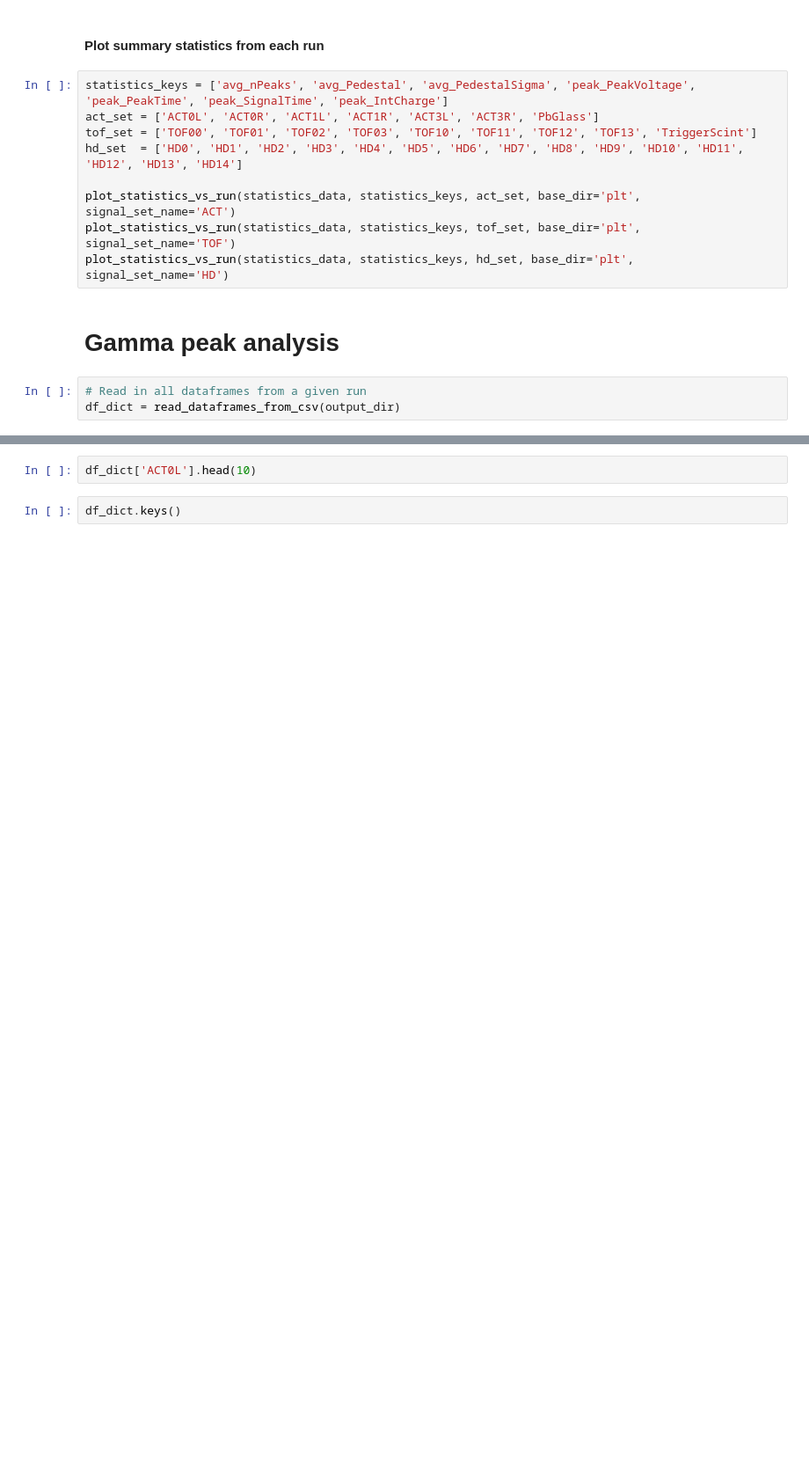
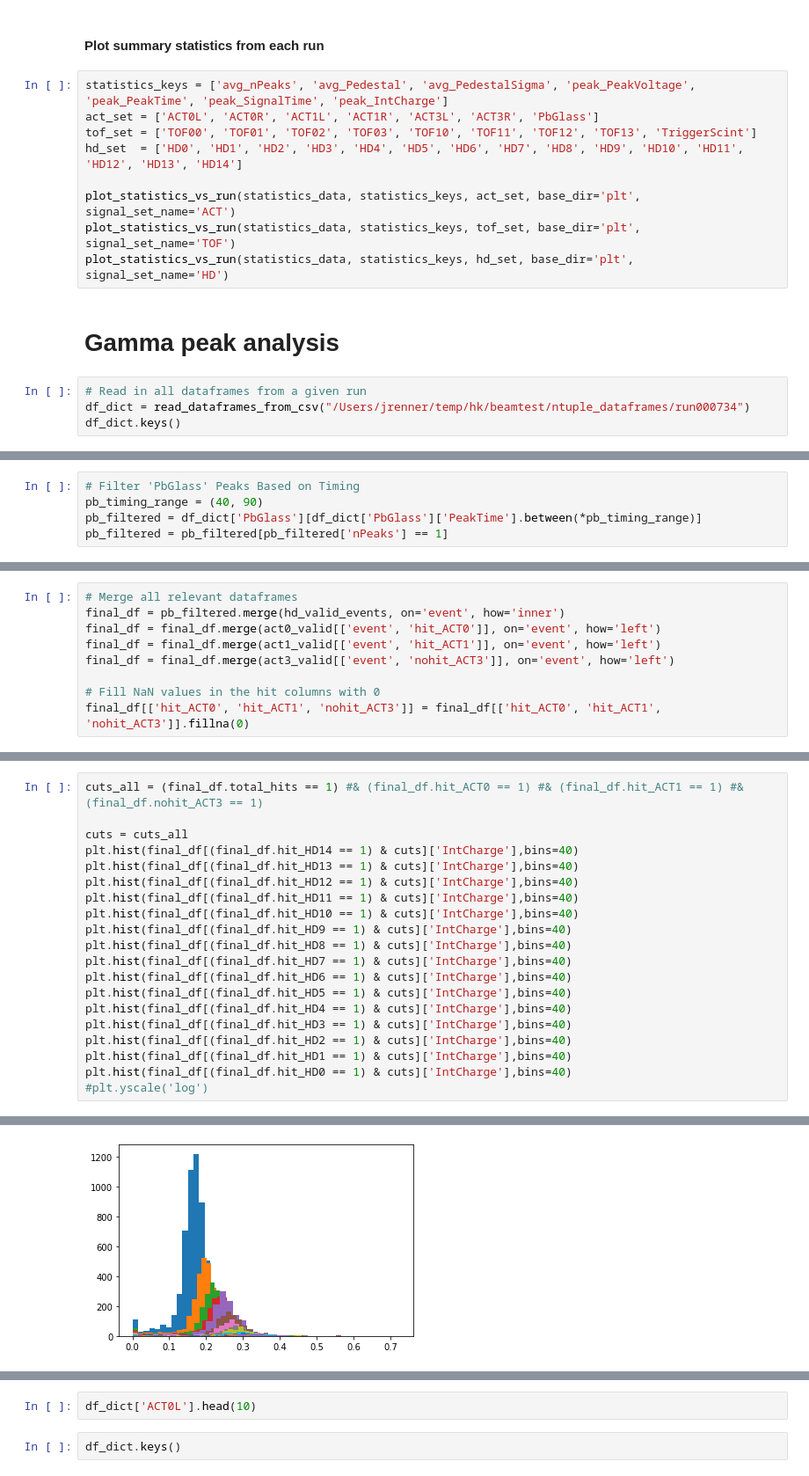
Before and after one commit to jerenner/T9BeamTestAna, a Jupyter notebook: python/new_analysis/hodoscope/hodoscope_analysis.ipynb, the cells around one changed output, grey strips where cells are left out. Shown at 88% size. Drawn from its saved outputs; the diff is of its cells as text; blank space fills up the shorter version.

Commit message:
Updated gamma peak analysis

```diff
--- a/python/new_analysis/hodoscope/hodoscope_analysis.ipynb
+++ b/python/new_analysis/hodoscope/hodoscope_analysis.ipynb
@@ -385,4 +367,5 @@ plot_statistics_vs_run(statistics_data, statistics_keys, hd_set, base_dir='plt',
 # Gamma peak analysis
 # %%
 # Read in all dataframes from a given run
-df_dict = read_dataframes_from_csv(output_dir)
+df_dict = read_dataframes_from_csv("/Users/jrenner/temp/hk/beamtest/ntuple_dataframes/run000734")
+df_dict.keys()
@@ -388,0 +388,5 @@ df_dict = read_dataframes_from_csv(output_dir)
+# %%
+# Filter 'PbGlass' Peaks Based on Timing
+pb_timing_range = (40, 90)
+pb_filtered = df_dict['PbGlass'][df_dict['PbGlass']['PeakTime'].between(*pb_timing_range)]
+pb_filtered = pb_filtered[pb_filtered['nPeaks'] == 1]
@@ -388,0 +495,9 @@ df_dict = read_dataframes_from_csv(output_dir)
+# %%
+# Merge all relevant dataframes
+final_df = pb_filtered.merge(hd_valid_events, on='event', how='inner')
+final_df = final_df.merge(act0_valid[['event', 'hit_ACT0']], on='event', how='left')
+final_df = final_df.merge(act1_valid[['event', 'hit_ACT1']], on='event', how='left')
+final_df = final_df.merge(act3_valid[['event', 'nohit_ACT3']], on='event', how='left')
+
+# Fill NaN values in the hit columns with 0
+final_df[['hit_ACT0', 'hit_ACT1', 'nohit_ACT3']] = final_df[['hit_ACT0', 'hit_ACT1', 'nohit_ACT3']].fillna(0)
@@ -388,0 +524,21 @@ df_dict = read_dataframes_from_csv(output_dir)
+# %%
+cuts_all = (final_df.total_hits == 1) #& (final_df.hit_ACT0 == 1) #& (final_df.hit_ACT1 == 1) #& (final_df.nohit_ACT3 == 1)
+
+cuts = cuts_all
+plt.hist(final_df[(final_df.hit_HD14 == 1) & cuts]['IntCharge'],bins=40)
+plt.hist(final_df[(final_df.hit_HD13 == 1) & cuts]['IntCharge'],bins=40)
+plt.hist(final_df[(final_df.hit_HD12 == 1) & cuts]['IntCharge'],bins=40)
+plt.hist(final_df[(final_df.hit_HD11 == 1) & cuts]['IntCharge'],bins=40)
+plt.hist(final_df[(final_df.hit_HD10 == 1) & cuts]['IntCharge'],bins=40)
+plt.hist(final_df[(final_df.hit_HD9 == 1) & cuts]['IntCharge'],bins=40)
+plt.hist(final_df[(final_df.hit_HD8 == 1) & cuts]['IntCharge'],bins=40)
+plt.hist(final_df[(final_df.hit_HD7 == 1) & cuts]['IntCharge'],bins=40)
+plt.hist(final_df[(final_df.hit_HD6 == 1) & cuts]['IntCharge'],bins=40)
+plt.hist(final_df[(final_df.hit_HD5 == 1) & cuts]['IntCharge'],bins=40)
+plt.hist(final_df[(final_df.hit_HD4 == 1) & cuts]['IntCharge'],bins=40)
+plt.hist(final_df[(final_df.hit_HD3 == 1) & cuts]['IntCharge'],bins=40)
+plt.hist(final_df[(final_df.hit_HD2 == 1) & cuts]['IntCharge'],bins=40)
+plt.hist(final_df[(final_df.hit_HD1 == 1) & cuts]['IntCharge'],bins=40)
+plt.hist(final_df[(final_df.hit_HD0 == 1) & cuts]['IntCharge'],bins=40)
+#plt.yscale('log')
+# %% [output]
@@ -388,0 +561 @@ df_dict = read_dataframes_from_csv(output_dir)
+[figure, added]
```
Also changed, not shown: parts of 14 cells of this notebook.
